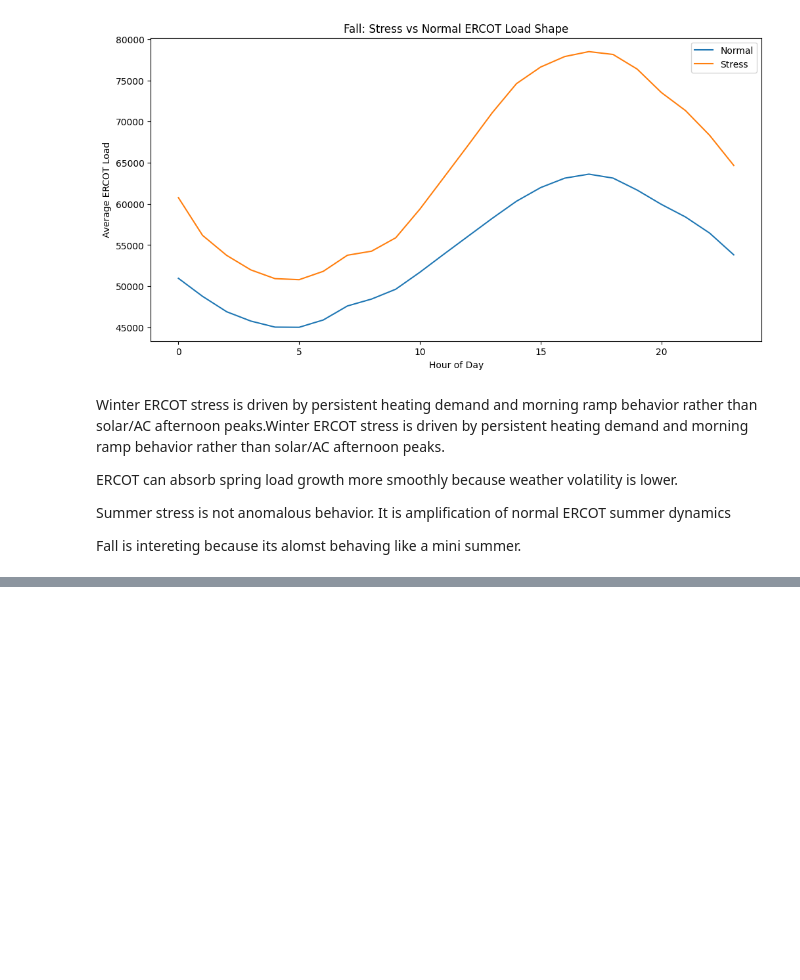
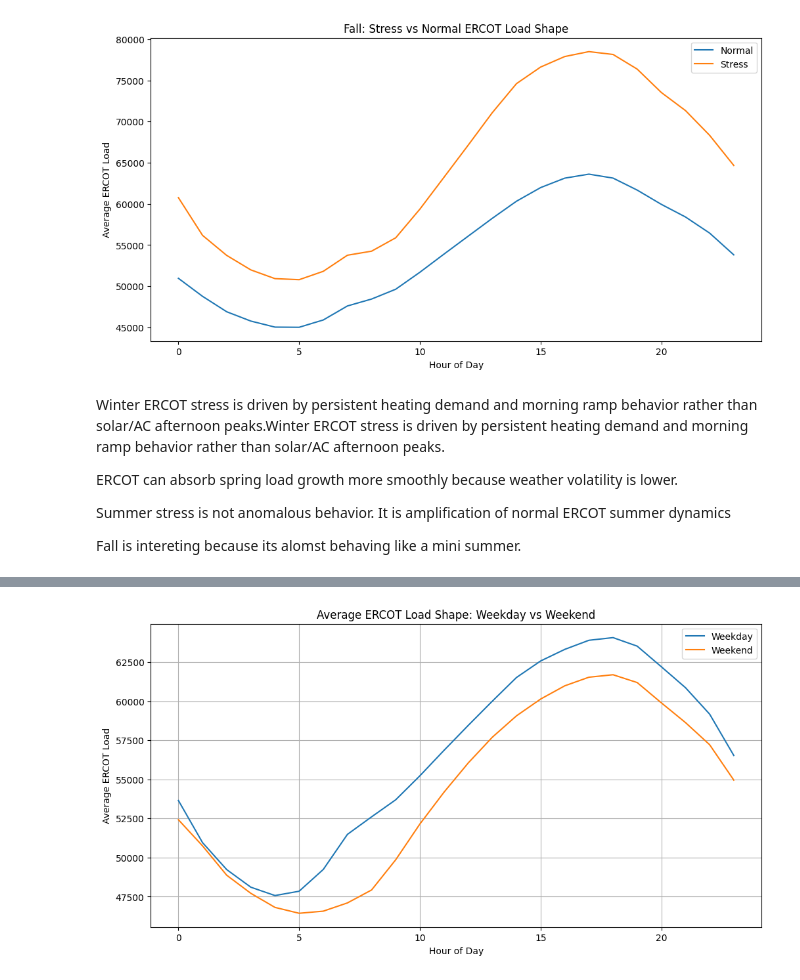
Before and after one commit to lessleyH/energy-reliability-systems-, a Jupyter notebook: ERCOT_2025_exploration.ipynb, the cells around one changed output, grey strips where cells are left out. Saved outputs shown, nothing was run; the diff lists cells and outputs as text; code cells hidden in the pictures; blank space fills up the shorter version.

```diff
--- a/ERCOT_2025_exploration.ipynb
+++ b/ERCOT_2025_exploration.ipynb
@@ -352,0 +573,36 @@ Fall is intereting because its alomst behaving like a mini summer.
+# %%
+# Weekday vs Weekend Load Behavior
+
+merged['DayOfWeek'] = merged['Hour Ending'].dt.dayofweek
+
+merged['Day_Category'] = np.where(
+    merged['DayOfWeek'].isin([5, 6]),
+    'Weekend',
+    'Weekday'
+)
+
+weekday_hourly = (
+    merged.groupby(['Day_Category', 'Hour'])['ERCOT']
+    .mean()
+    .reset_index()
+)
+
+plt.figure(figsize=(12,6))
+
+for day_type in ['Weekday', 'Weekend']:
+    subset = weekday_hourly[weekday_hourly['Day_Category'] == day_type]
+
+    plt.plot(
+        subset['Hour'],
+        subset['ERCOT'],
+        label=day_type
+    )
+
+plt.title('Average ERCOT Load Shape: Weekday vs Weekend')
+plt.xlabel('Hour of Day')
+plt.ylabel('Average ERCOT Load')
+plt.legend()
+plt.grid(True)
+plt.show()
+# %% [output]
+[figure, added]
```
Also changed, not shown: parts of 29 cells of this notebook.
